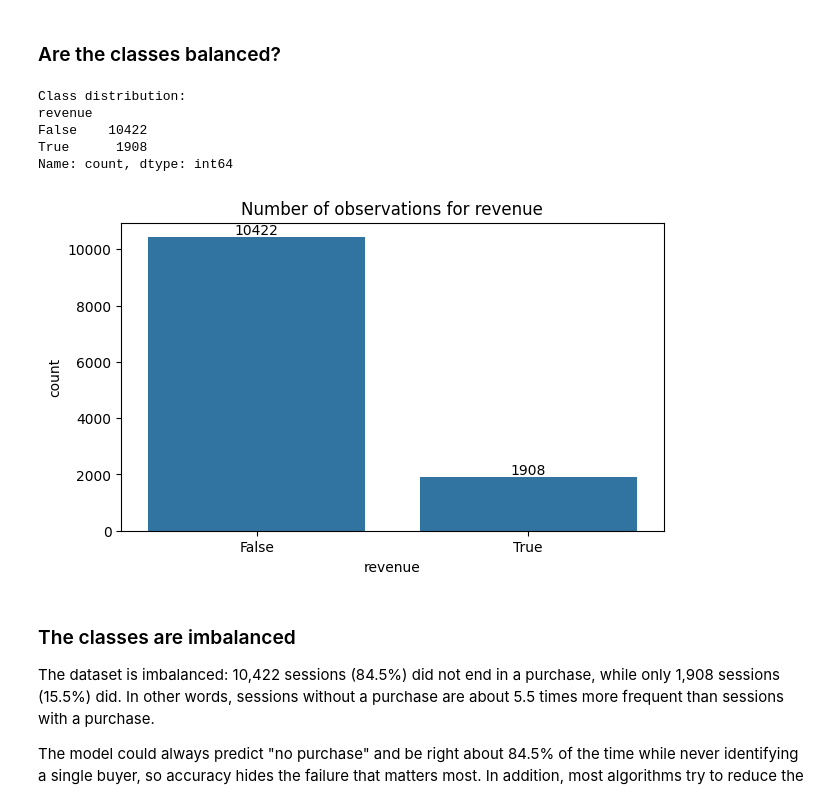
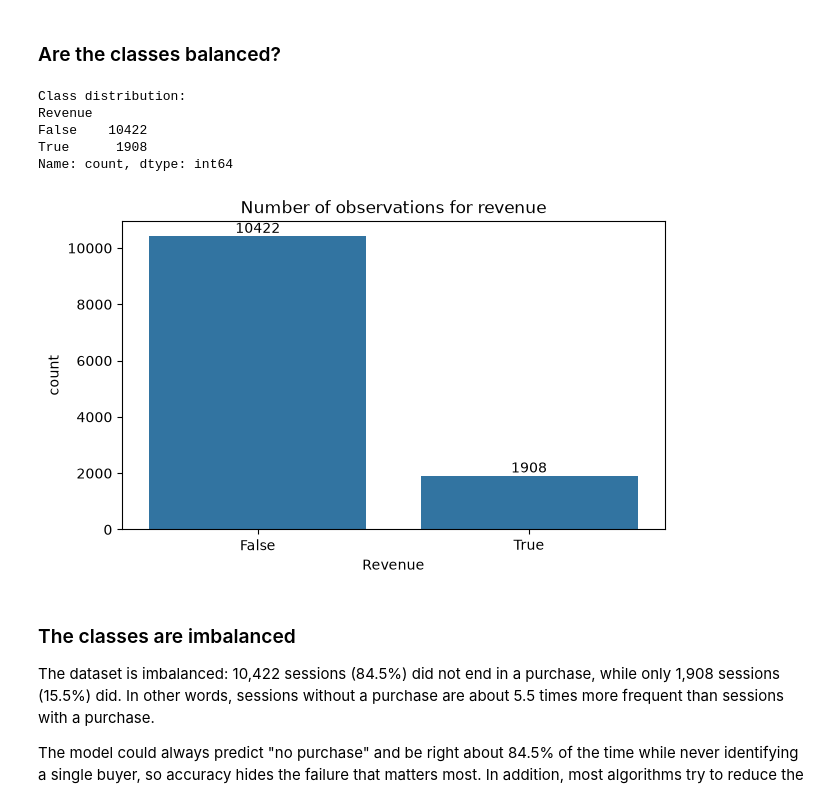
Before and after one commit to tginting-star/RLML_ecommerce_project, a Jupyter notebook: Project/Project code.ipynb, the cells around one changed output. Saved outputs shown, nothing was run; the diff lists cells and outputs as text; code cells hidden in the pictures.

```diff
--- a/Project/Project code.ipynb
+++ b/Project/Project code.ipynb
@@ -328,21 +286,21 @@ shoppers_intention_df.describe()
 ### Are the classes balanced?
 # %%
 print("Class distribution:")
-print(shoppers_intention_df["revenue"].value_counts().sort_index())
+print(shoppers_intention_df["Revenue"].value_counts().sort_index())
 
 plt.figure(figsize=(7, 4))
-ax = sns.countplot(data=shoppers_intention_df, x="revenue")
+ax = sns.countplot(data=shoppers_intention_df, x="Revenue")
 # Shows the exact number
 ax.bar_label(ax.containers[0], fmt="%d")
 plt.title("Number of observations for revenue")
 plt.show()
 # %% [output]
 Class distribution:
-revenue
+Revenue
 False    10422
 True      1908
 Name: count, dtype: int64
-[figure, old version]
+[figure, new version]
 # %% [markdown]
 ### The classes are imbalanced
 
```
Also changed, not shown: parts of 48 cells of this notebook.
